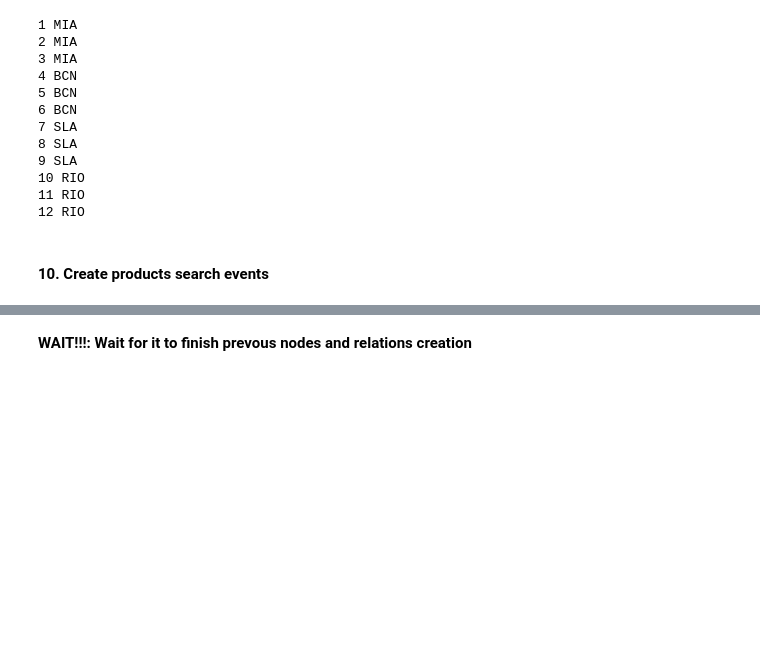
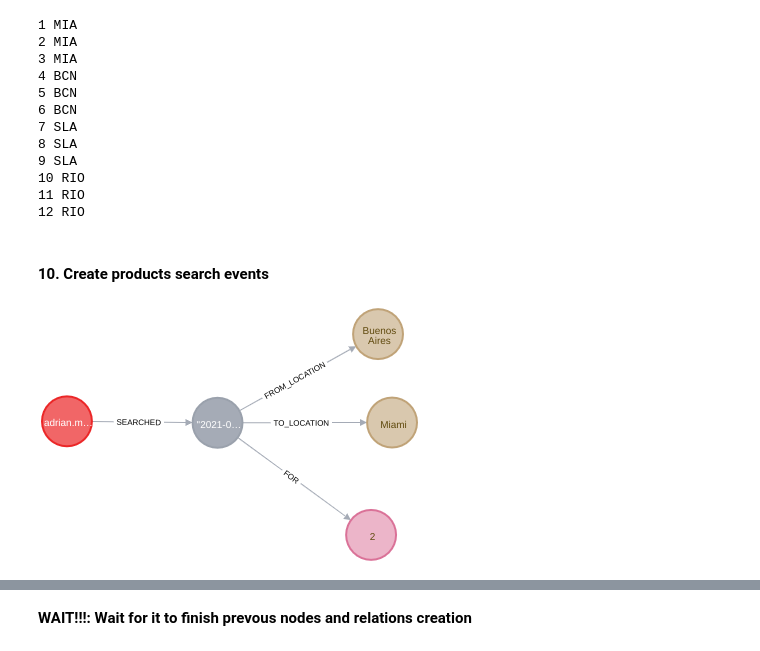
Before and after one commit to adrianmarino/recommendations-toy-example, a Jupyter notebook: toy-example.ipynb, the cells around one changed output, grey strips where cells are left out. Saved outputs shown, nothing was run; the diff lists cells and outputs as text; code cells hidden in the pictures; blank space fills up the shorter version.

```diff
--- a/toy-example.ipynb
+++ b/toy-example.ipynb
@@ -329,3 +332,7 @@ def now_str():
+# %%
+Image(filename='images/flight-search.png')
+# %% [output]
+[figure, added]
 # %%
 def flight_search_event(
     email,
```
Also changed, not shown: parts of 14 cells of this notebook, 7 other files.
